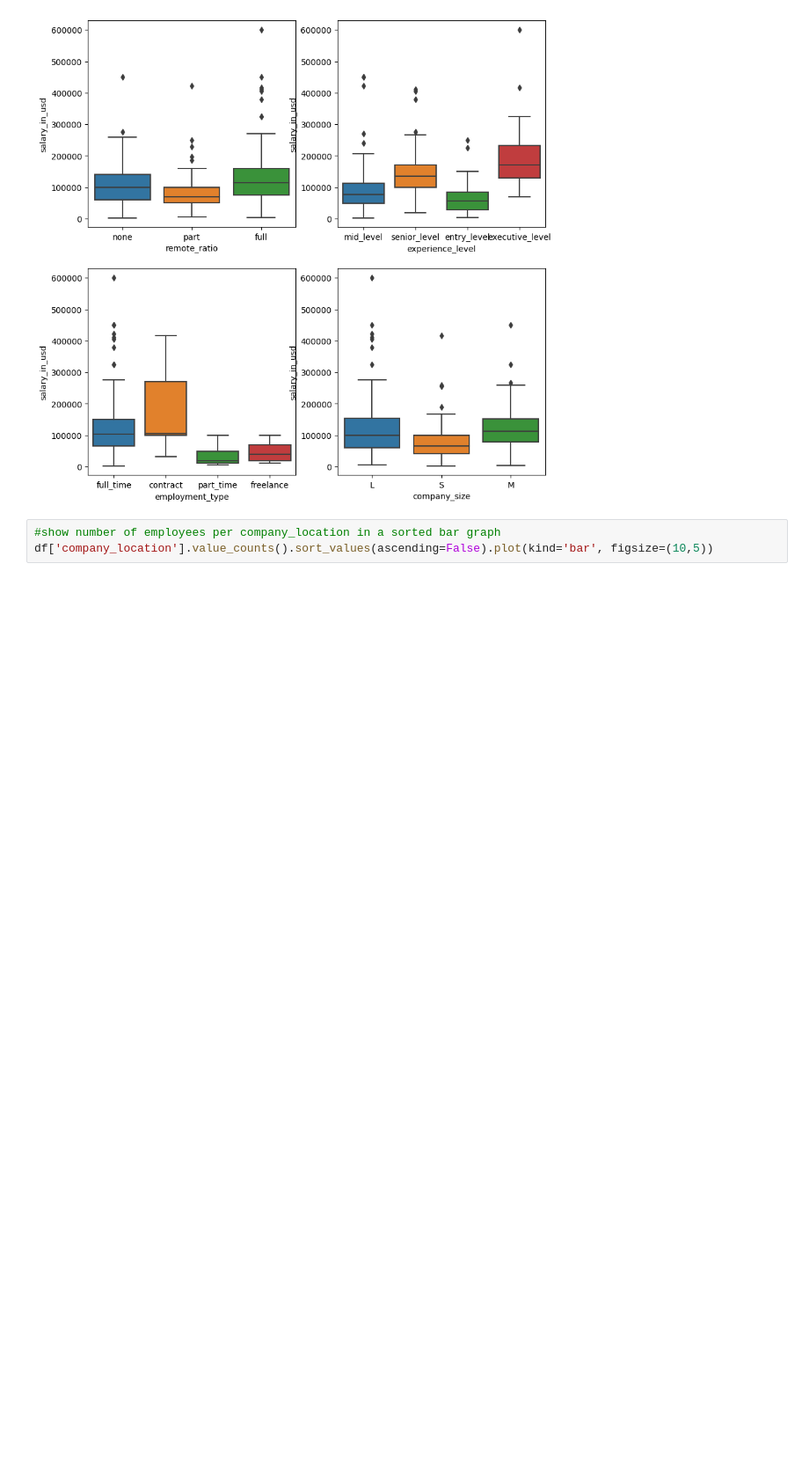
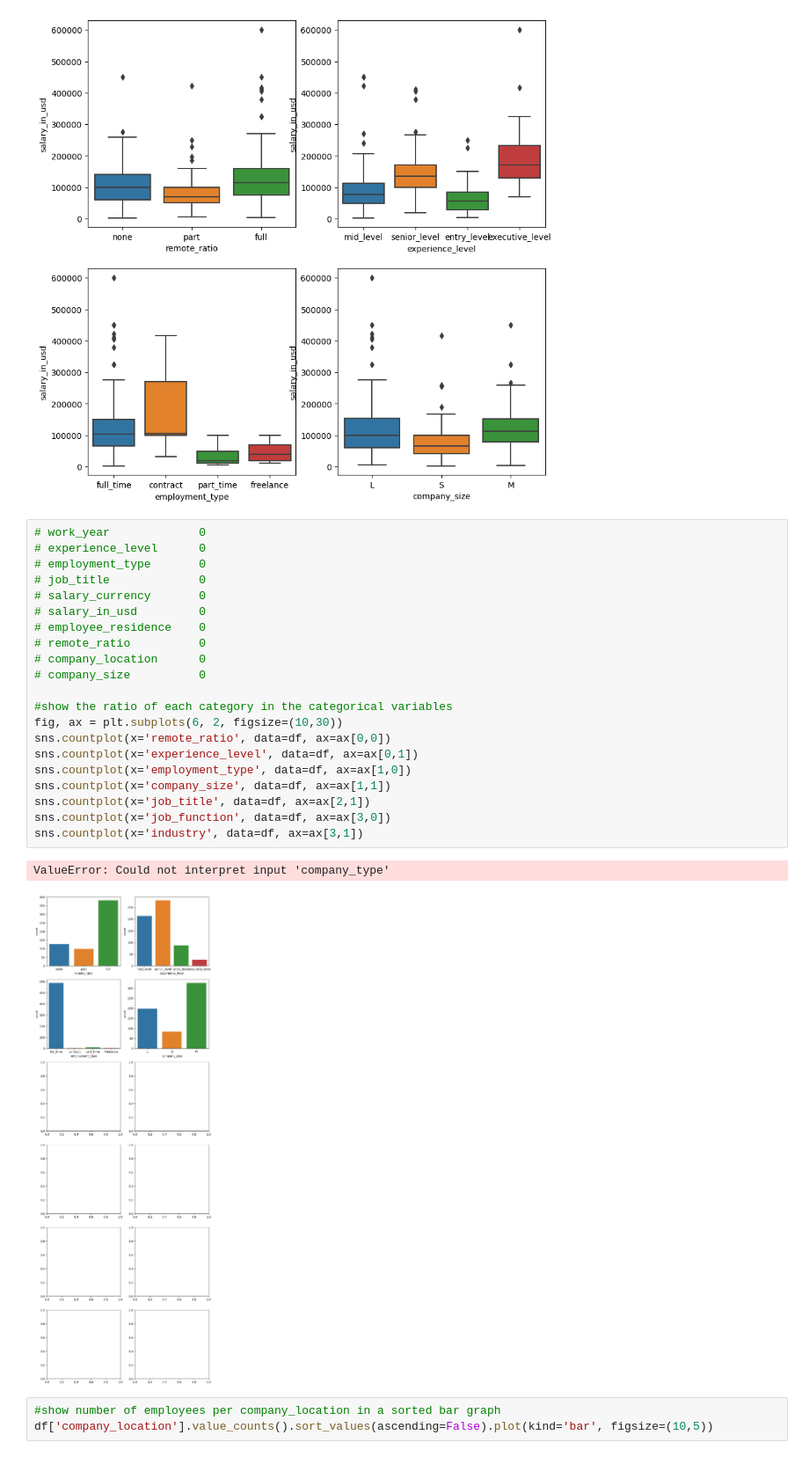
Before and after one commit to chasewes/DataSlayers, a Jupyter notebook: nov_3_salaries.ipynb, the cells around one changed output. Shown at 88% size. Saved outputs shown, nothing was run; the diff lists cells and outputs as text; blank space fills up the shorter version.

```diff
--- a/nov_3_salaries.ipynb
+++ b/nov_3_salaries.ipynb
@@ -85,6 +85,30 @@ sns.boxplot(x='company_size', y='salary_in_usd', data=df, ax=ax[1,1])
 plt.show()
 # %% [output]
 [figure]
+# %%
+# work_year             0
+# experience_level      0
+# employment_type       0
+# job_title             0
+# salary_currency       0
+# salary_in_usd         0
+# employee_residence    0
+# remote_ratio          0
+# company_location      0
+# company_size          0
+
+#show the ratio of each category in the categorical variables
+fig, ax = plt.subplots(6, 2, figsize=(10,30))
+sns.countplot(x='remote_ratio', data=df, ax=ax[0,0])
+sns.countplot(x='experience_level', data=df, ax=ax[0,1])
+sns.countplot(x='employment_type', data=df, ax=ax[1,0])
+sns.countplot(x='company_size', data=df, ax=ax[1,1])
+sns.countplot(x='job_title', data=df, ax=ax[2,1])
+sns.countplot(x='job_function', data=df, ax=ax[3,0])
+sns.countplot(x='industry', data=df, ax=ax[3,1])
+# %% [output]
+ValueError: Could not interpret input 'company_type'
+[figure, added]
 # %%
 #show number of employees per company_location in a sorted bar graph
 df['company_location'].value_counts().sort_values(ascending=False).plot(kind='bar', figsize=(10,5))
```
